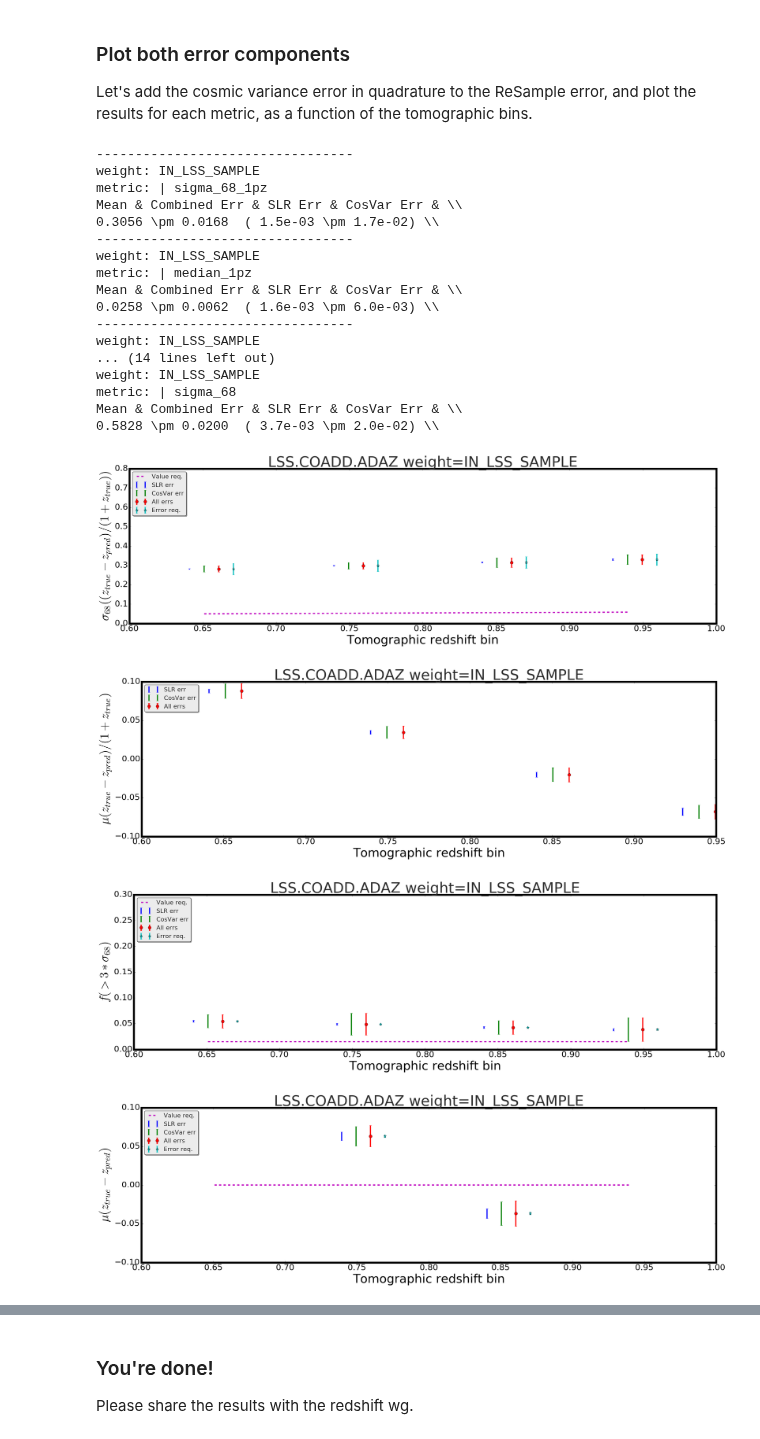
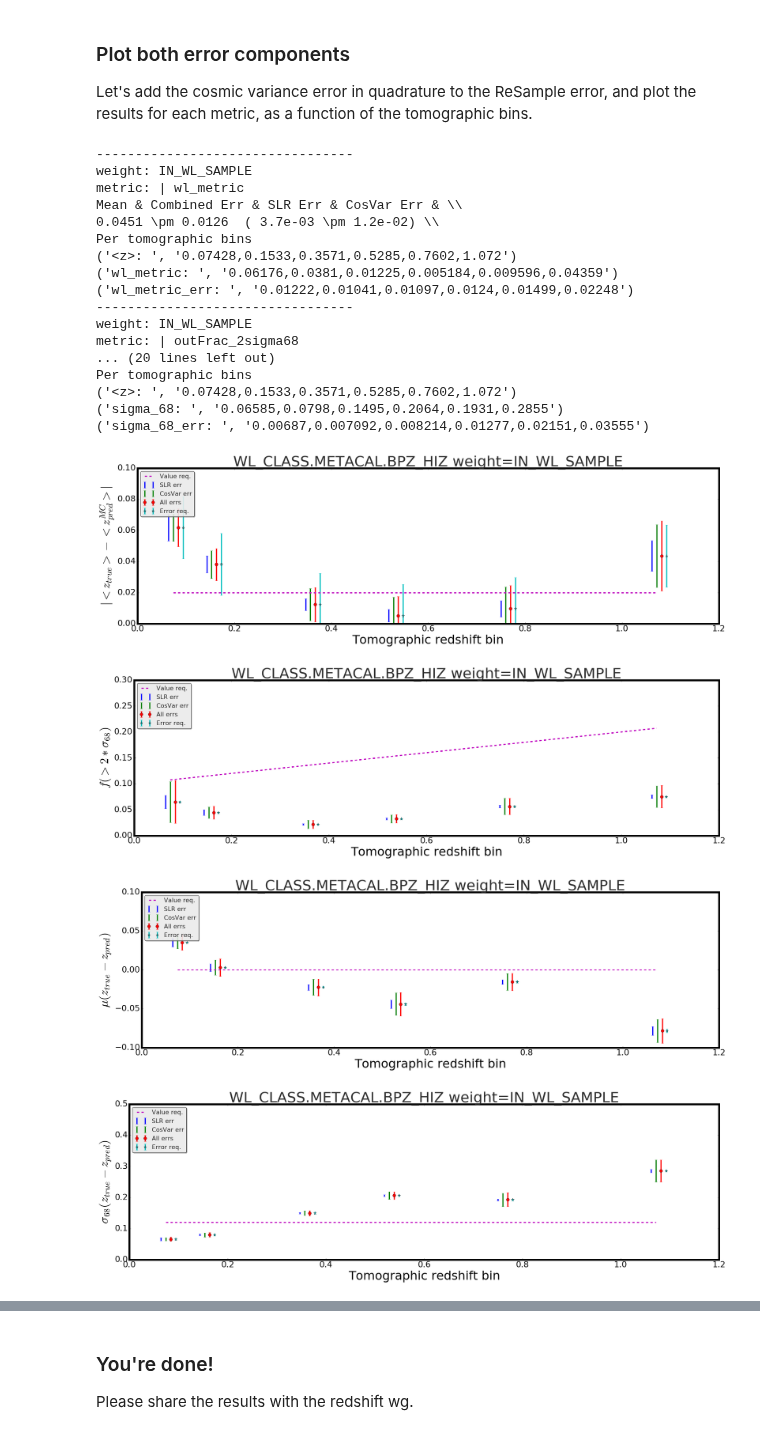
Before and after one commit to DarkEnergySurvey/bpz, a Jupyter notebook: notebook/Validation_metric_values_resampled_data.ipynb, the cells around one changed output, grey strips where cells are left out. Drawn from its saved outputs; the diff is of its cells as text; code cells hidden in the pictures.

```diff
--- a/notebook/Validation_metric_values_resampled_data.ipynb
+++ b/notebook/Validation_metric_values_resampled_data.ipynb
@@ -19,7 +19,7 @@ import bh_photo_z_validation as pval
 path = '/Users/hoyleb/Documents/python/modules/photoz-wg/validation/'
 
 #these are the current best template and ML codes. Can you beat them!
-path_to_pickle_output_file = path + 'LSS.COADD.ADAZ.p'
+path_to_pickle_output_file = path + 'WL_CLASS.METACAL.BPZ_HIZ.p'
 
 #leave this alone
 path_to_cos_var_pickle_file = path + 'cosmic_variance_data/cosvariance_metrics.cos0alh.p.bz2'
@@ -75,7 +75,7 @@ bin_column = 'MEAN_Z'
 # http://des-docdb.fnal.gov:8080/cgi-bin/RetrieveFile?docid=20&filename=sciReq-9.86.pdf&version=32
 # http://des-docdb.fnal.gov:8080/cgi-bin/ShowDocument?docid=1719
 requirements = {'sigma_68':{'value': scaled_error(0.12, 'const'), 'error': scaled_error(0.003, 'const')},
-                'wl_metric': {'value': 0.02, 'error': scaled_error(0.003, 'const')},
+                'wl_metric': {'value': scaled_error( 0.02, 'const'), 'error': scaled_error(0.02, 'const')},
                 'outFrac_2sigma68': { 'value': scaled_error(0.1, 'one_plus_z') , 'error': scaled_error(0.001, 'const') },
                 'outFrac_3sigma68': {'value': scaled_error(0.015, 'one_plus_z'), 'error': scaled_error(0.0015, 'const') },
                 'median': {'value': scaled_error(0, 'one_plus_z'), 'error': scaled_error(0.001, 'one_plus_z') },
@@ -109,7 +109,7 @@ metric_latex = {
 Let us decide which metrics we want to measure. Edit this list with metrics that we measured from the validation script. Look at the structure of the validation .yaml file to understand this indexing.
 # %%
 if science_sample == 'WL':
-    weight = ['IN_WL_SAMPLE', 'WL_WEIGHT'] # list of applicable weights
+    weight = ['IN_WL_SAMPLE']
 
     #'metric_name': [WHICH_Z_COLUMN, METRIC NAME]
     metrics = {
@@ -132,6 +132,7 @@ if science_sample == 'LSS':
                 'outFrac_2sigma68': { 'value': scaled_error(0.1, 'const') , 'error': scaled_error(0.001, 'const') },
                 'outFrac_3sigma68': {'value': scaled_error(0.015, 'const'), 'error': scaled_error(0.0015, 'const') },
                 'median': {'value': scaled_error(0, 'one_plus_z'), 'error': scaled_error(0.001, 'one_plus_z') },
+                'median_1pz': {'value': scaled_error(0, 'one_plus_z'), 'error': scaled_error(0.001, 'one_plus_z') },
                 'sigma_68_1pz':{ 'value': scaled_error(0.03, 'one_plus_z') , 'error': scaled_error(0.03, 'const')},
              }
 
@@ -147,8 +148,8 @@ if science_sample == 'LSS':
 
     #plotting ranges
     plt_range = {
-        'sigma_68': [0, 0.8],
-        'sigma_68_1pz': [0, 0.8],
+        'sigma_68': [0, 0.2],
+        'sigma_68_1pz': [0, 0.2],
         'outFrac_2sigma68': [0, 0.3],
         'outFrac_3sigma68': [0, 0.3],
         'median' : [-0.1, 0.1],
@@ -257,9 +258,6 @@ for m in metrics.keys():
         sample_var_truez[m][wgt] = {'VALUES': [], 'BINS_ID': {}}
 
     for wgt in weight:
-        tst_weight = wgt
-        if wgt == 'WL_WEIGHT':
-            tst_weight = 'IN_WL_SAMPLE'
 
         #we only care about the bin numbers that we have measured data in
         for j, indj in enumerate(metric_res[m][wgt]['BINS_ID']):
@@ -275,6 +273,14 @@ for m in metrics.keys():
                     z_dct = get_val(f[bns_str]['Z'], ky)
                 else:
                     z_dct = get_val(z_dct, ky)
+
+            #slight massaging of weight from simulation data
+            tst_weight = copy.copy(wgt)
+            if tst_weight not in z_dct:
+                if 'WL' in tst_weight or 'ZLENS' in tst_weight:
+                    tst_weight = 'IN_WL_SAMPLE'
+                else:
+                    tst_weight = z_dct.keys()[0]
 
             z_dct = z_dct[tst_weight]
             #get the value for all unbinned data
@@ -331,50 +337,55 @@ for m in metric_res:
         plt.errorbar(np.array(z), y, yerr=errCV , fmt=',',markersize=str(Ms), elinewidth=lw, label='CosVar err')
         plt.errorbar(np.array(z)+0.01, y, yerr=err, fmt='o',markersize=str(Ms), elinewidth=lw, label='All errs')
 
         #get requirements if they exist:
         if m in requirements:
 
             err_req = requirements[m]['error'].scaling(np.array(z))
             plt.errorbar(np.array(z)+0.02, y, yerr=err_req, fmt='*',markersize=str(Ms), elinewidth=lw, label='Error req.')
 
             val_req = requirements[m]['value'].scaling(np.array(z))
             plt.plot(np.array(np.sort(z)), val_req,'--', linewidth=3,label='Value req.')
 
         plt.xlabel('Tomographic redshift bin')
         plt.title('{:} weight={:}'.format(label, wght))
         plt.ylim(plt_range[m])
         plt.ylabel(metric_latex[m])
         plt.legend(loc=2)
         plt.tight_layout()
         plt.savefig(label + wght + m + '.pdf')
         print ("---------------------------------")
         print ('weight: {:}'.format(wght))
         print ('metric: | {:}'.format(m))
         mean = metric_res[m][wght]['VALUES']
         rsErr = metric_res[m][wght]['SIGMA']
         cosVarErr = sample_var_truez[m][wght]['SIGMA']
-        err = np.sqrt(rsErr**2 + cosVarErr**2)
+        err_ = np.sqrt(rsErr**2 + cosVarErr**2)
         print ('Mean & Combined Err & SLR Err & CosVar Err & \\\\')
-        print ('{:0.4f} \pm {:0.4f}  ( {:0.1e} \pm {:0.1e}) \\\\ '.format(mean, err, rsErr, cosVarErr))
+        print ('{:0.4f} \pm {:0.4f}  ( {:0.1e} \pm {:0.1e}) \\\\ '.format(mean, err_, rsErr, cosVarErr))
+
+        print ('Per tomographic bins')
+        print ('<z>: ', ','.join(['{:0.4}'.format(i) for i in z]))
+        print (m + ': ', ','.join(['{:0.4}'.format(i) for i in y]))
+        print (m + '_err: ', ','.join(['{:0.4}'.format(i) for i in err]))
 # %% [output]
 ---------------------------------
-weight: IN_LSS_SAMPLE
-metric: | sigma_68_1pz
+weight: IN_WL_SAMPLE
+metric: | wl_metric
 Mean & Combined Err & SLR Err & CosVar Err & \\
-0.3056 \pm 0.0168  ( 1.5e-03 \pm 1.7e-02) \\
+0.0451 \pm 0.0126  ( 3.7e-03 \pm 1.2e-02) \\
+Per tomographic bins
+('<z>: ', '0.07428,0.1533,0.3571,0.5285,0.7602,1.072')
+('wl_metric: ', '0.06176,0.0381,0.01225,0.005184,0.009596,0.04359')
+('wl_metric_err: ', '0.01222,0.01041,0.01097,0.0124,0.01499,0.02248')
 ---------------------------------
-weight: IN_LSS_SAMPLE
-metric: | median_1pz
-Mean & Combined Err & SLR Err & CosVar Err & \\
-0.0258 \pm 0.0062  ( 1.6e-03 \pm 6.0e-03) \\
----------------------------------
-weight: IN_LSS_SAMPLE
-... (14 lines left out)
-weight: IN_LSS_SAMPLE
-metric: | sigma_68
-Mean & Combined Err & SLR Err & CosVar Err & \\
-0.5828 \pm 0.0200  ( 3.7e-03 \pm 2.0e-02) \\
+weight: IN_WL_SAMPLE
+metric: | outFrac_2sigma68
+... (20 lines left out)
+Per tomographic bins
+('<z>: ', '0.07428,0.1533,0.3571,0.5285,0.7602,1.072')
+('sigma_68: ', '0.06585,0.0798,0.1495,0.2064,0.1931,0.2855')
+('sigma_68_err: ', '0.00687,0.007092,0.008214,0.01277,0.02151,0.03555')
-[figure, old version]
+[figure, new version]
-[figure, old version]
+[figure, new version]
-[figure, old version]
+[figure, new version]
-[figure, old version]
+[figure, new version]
```
Also changed, not shown: parts of 2 cells of this notebook, 3 other files.
